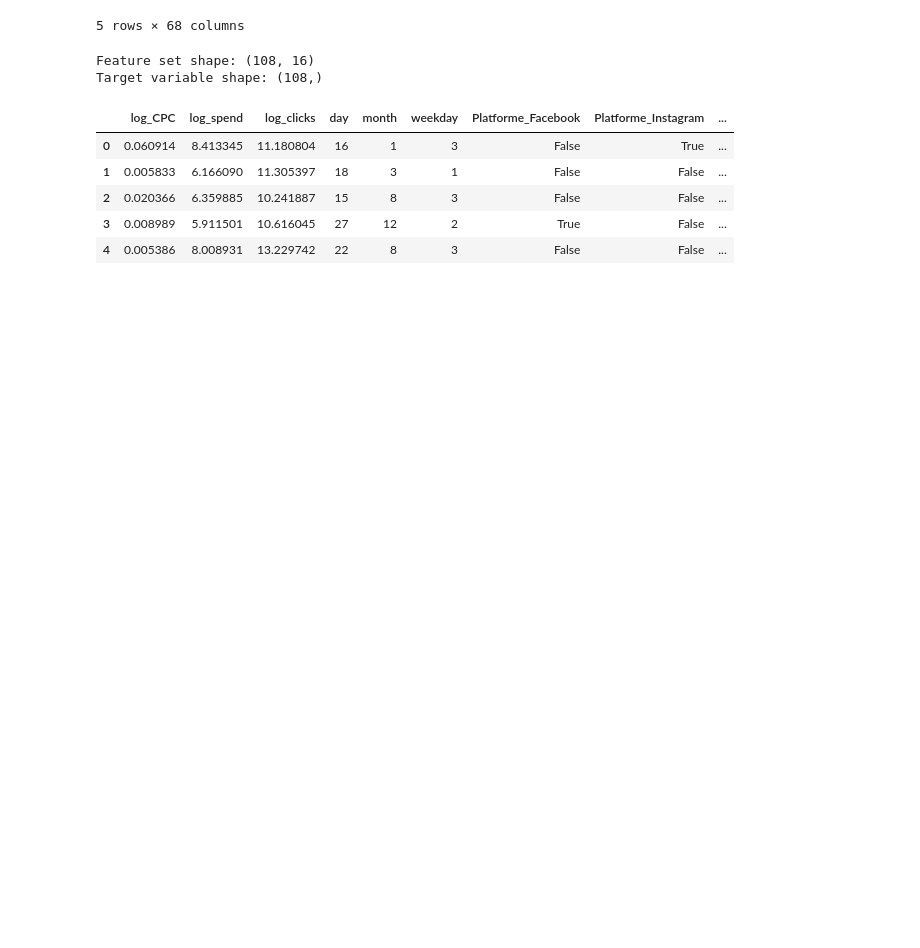
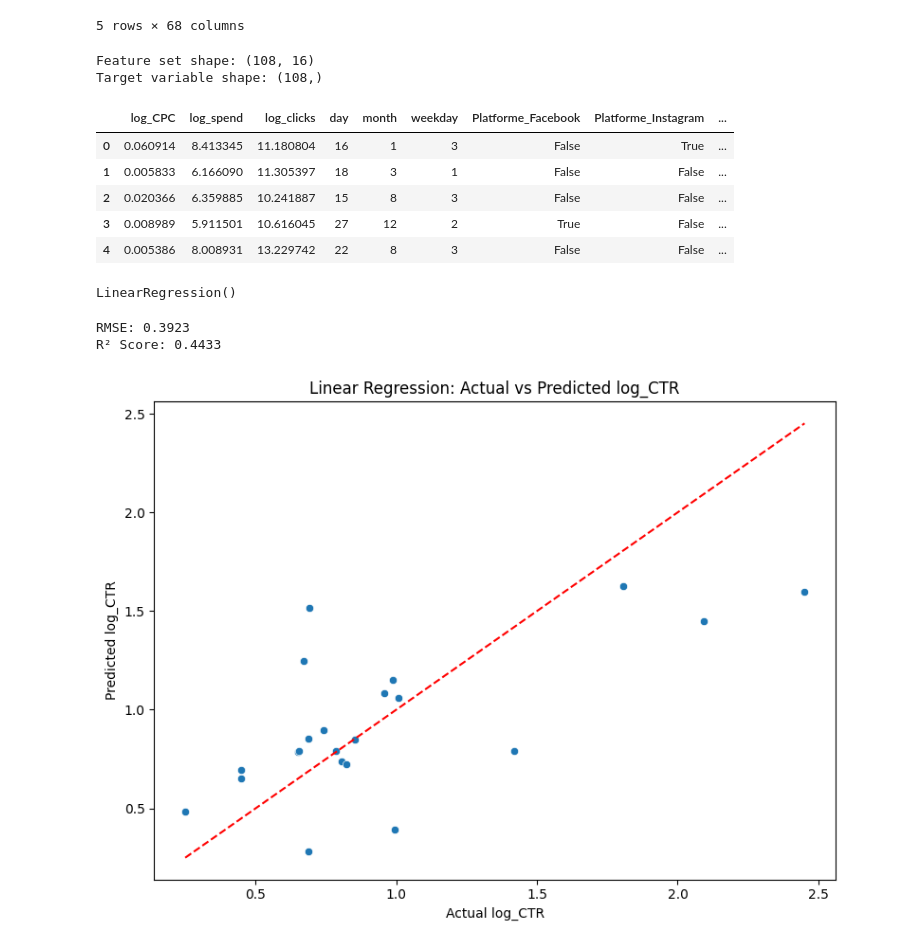
Before and after one commit to ghassantaleb/orange-tunisie-branding-analytics, a Jupyter notebook: notebooks/feature_engineering_traffic.ipynb, the cells around one changed output. Drawn from its saved outputs; the diff is of its cells as text; code cells hidden in the pictures; blank space fills up the shorter version.

```diff
--- a/notebooks/feature_engineering_traffic.ipynb
+++ b/notebooks/feature_engineering_traffic.ipynb
@@ -66,3 +66,44 @@ Target variable shape: (108,)
 | 2 | 0.020366 | 6.359885 | 10.241887 | 15 | 8 | 3 | False | False | ... |
 | 3 | 0.008989 | 5.911501 | 10.616045 | 27 | 12 | 2 | True | False | ... |
 | 4 | 0.005386 | 8.008931 | 13.229742 | 22 | 8 | 3 | False | False | ... |
+# %%
+from sklearn.model_selection import train_test_split
+
+X_train, X_test, y_train, y_test = train_test_split(
+    X_traffic, y_traffic, test_size=0.2, random_state=42
+)
+# %%
+from sklearn.linear_model import LinearRegression
+
+lr_model = LinearRegression()
+lr_model.fit(X_train, y_train)
+# %% [output]
+LinearRegression()
+# %%
+from sklearn.metrics import mean_squared_error, r2_score
+import numpy as np
+
+y_pred = lr_model.predict(X_test)
+
+rmse = np.sqrt(mean_squared_error(y_test, y_pred))
+r2 = r2_score(y_test, y_pred)
+
+print(f"RMSE: {rmse:.4f}")
+print(f"R² Score: {r2:.4f}")
+# %% [output]
+RMSE: 0.3923
+R² Score: 0.4433
+# %%
+import matplotlib.pyplot as plt
+import seaborn as sns
+
+plt.figure(figsize=(8, 6))
+sns.scatterplot(x=y_test, y=y_pred)
+plt.xlabel("Actual log_CTR")
+plt.ylabel("Predicted log_CTR")
+plt.title("Linear Regression: Actual vs Predicted log_CTR")
+plt.plot([y_test.min(), y_test.max()], [y_test.min(), y_test.max()], '--r')
+plt.tight_layout()
+plt.show()
+# %% [output]
+[figure, added]
```
Also changed, not shown: parts of 4 cells of this notebook.
